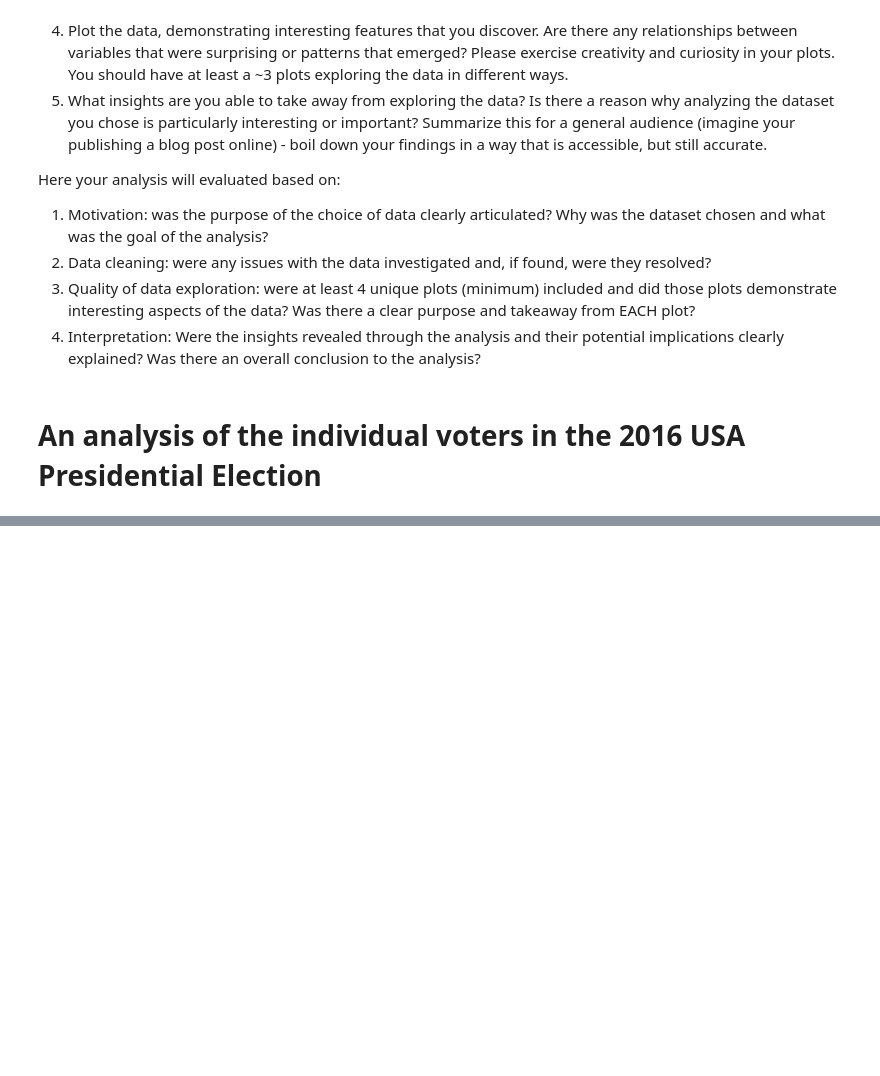
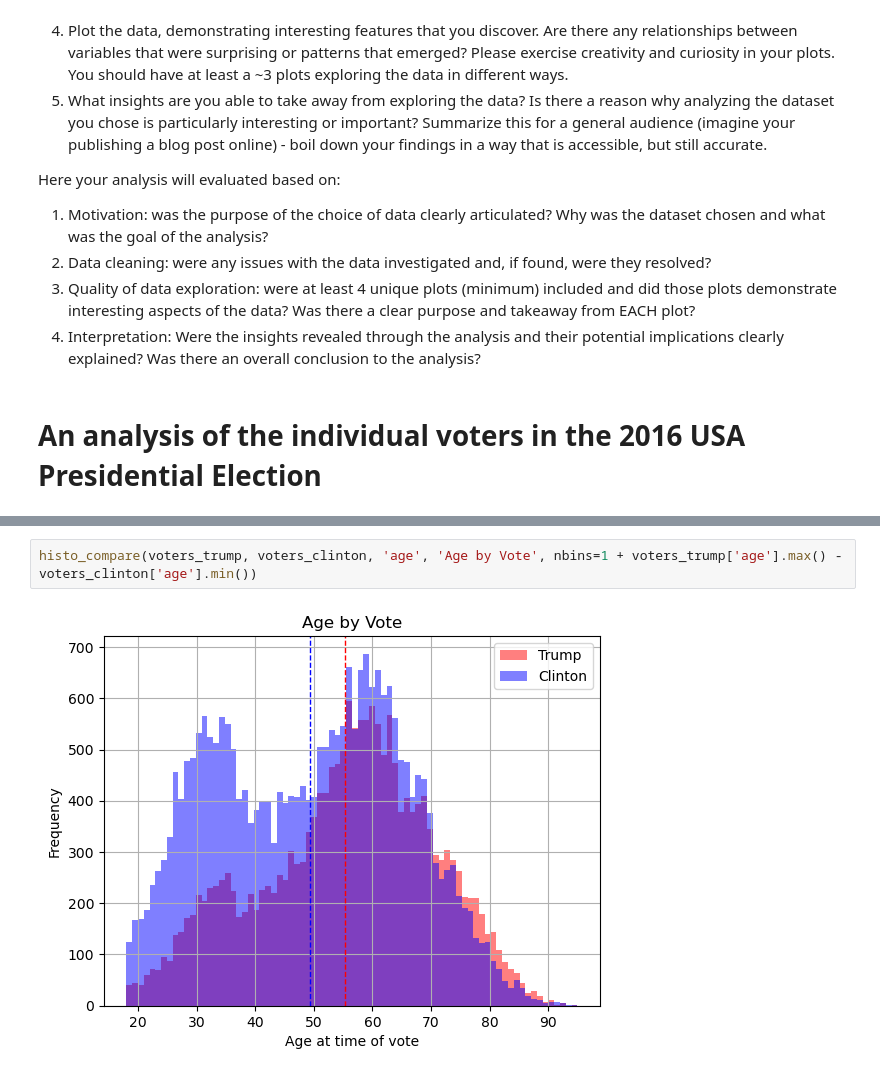
Before and after one commit to cake-dev/ml_class_stuff, a Jupyter notebook: assignments/data/q12.ipynb, the cells around one changed output, grey strips where cells are left out. Drawn from its saved outputs; the diff is of its cells as text; blank space fills up the shorter version.

```diff
--- a/assignments/data/q12.ipynb
+++ b/assignments/data/q12.ipynb
@@ -174,0 +245,4 @@ len(voters_clinton) / len(voters_trump)
+# %%
+histo_compare(voters_trump, voters_clinton, 'age', 'Age by Vote', nbins=1 + voters_trump['age'].max() - voters_clinton['age'].min())
+# %% [output]
+[figure, added]
```
Also changed, not shown: parts of 34 cells of this notebook.
